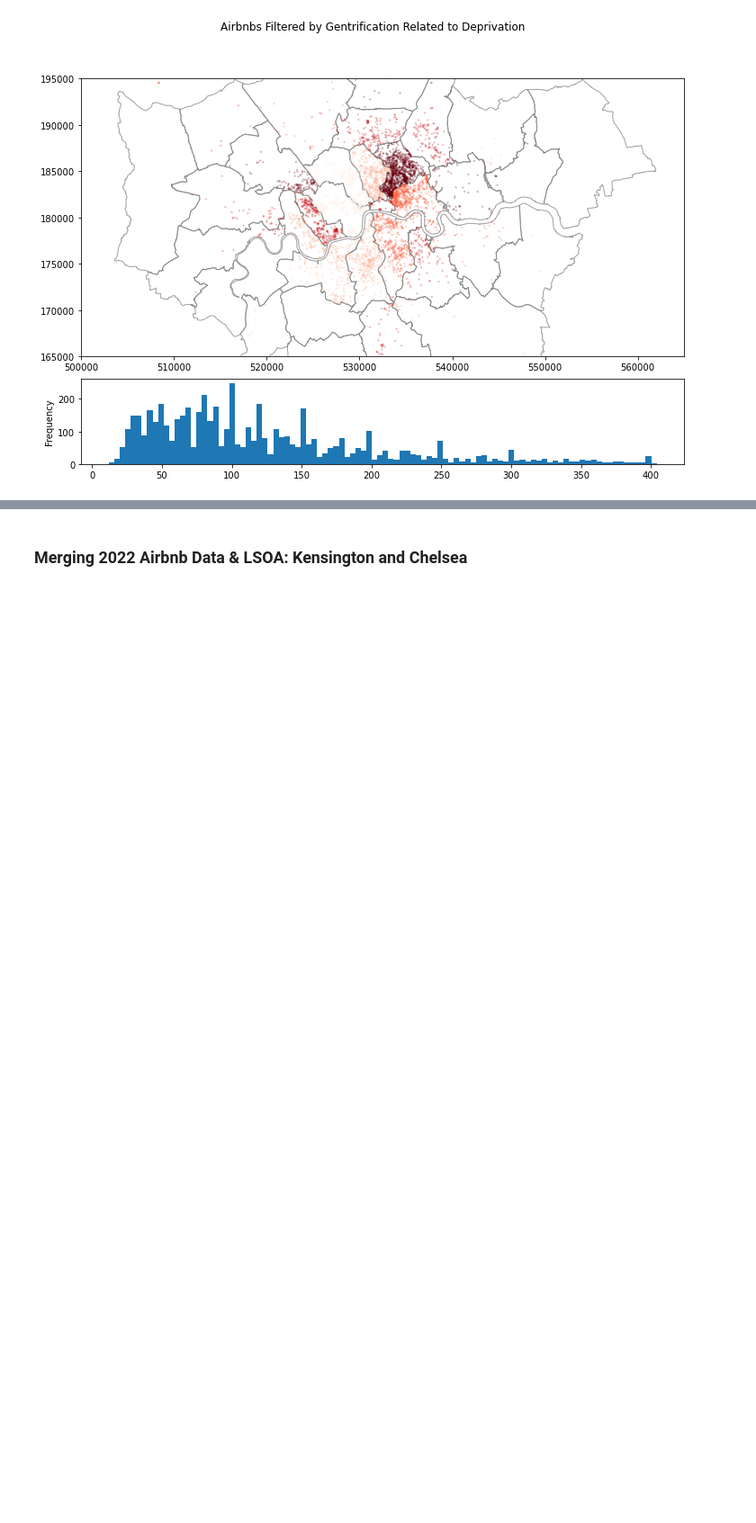
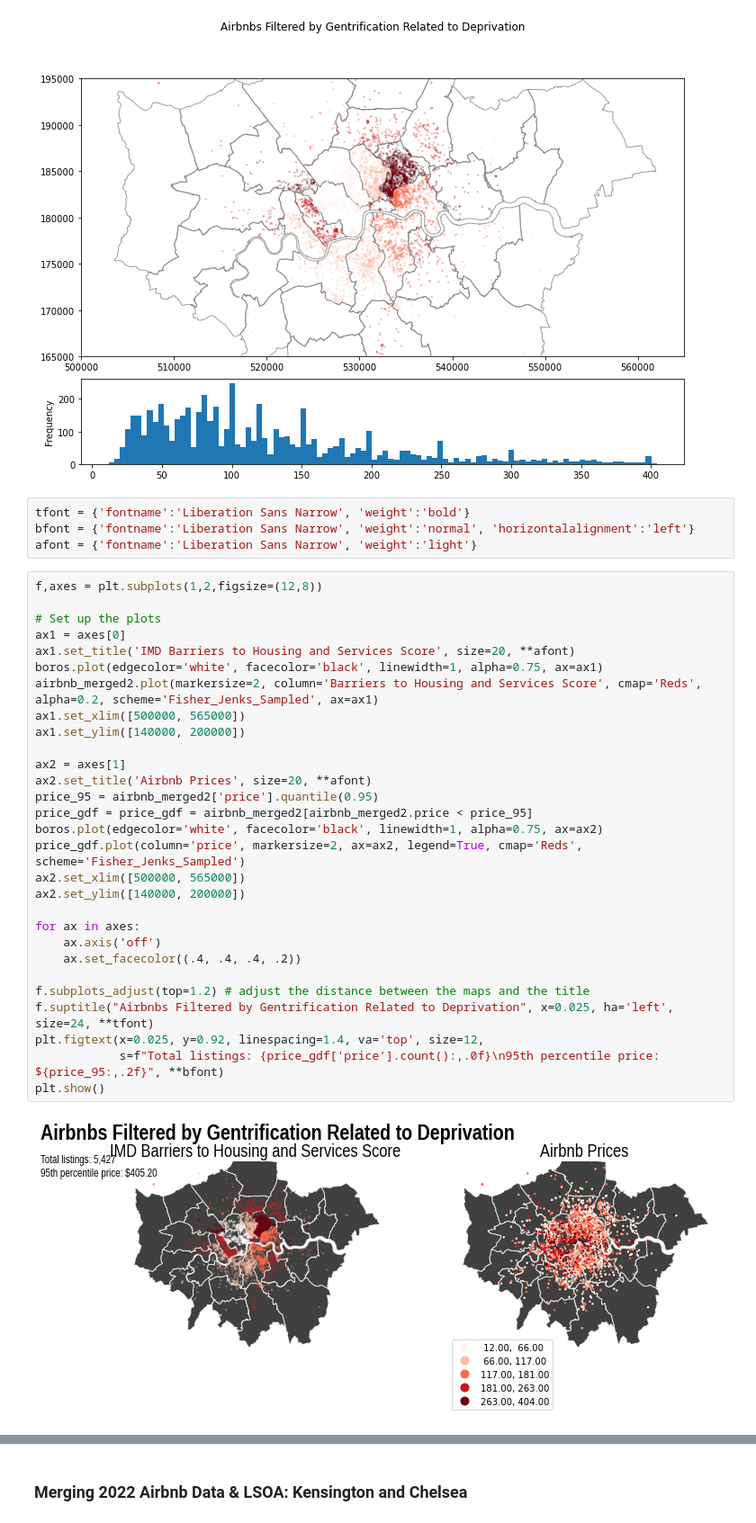
Before and after one commit to lordschmear/outline.fsds, a Jupyter notebook: Synthesising_Datasets.ipynb, the cells around one changed output, grey strips where cells are left out. Shown at 90% size. Saved outputs shown, nothing was run; the diff lists cells and outputs as text; blank space fills up the shorter version.

```diff
--- a/Synthesising_Datasets.ipynb
+++ b/Synthesising_Datasets.ipynb
@@ -358,3 +371,38 @@ plt.suptitle("Airbnbs Filtered by Gentrification Related to Deprivation")
 plt.show()
 # %% [output]
 [figure]
+# %%
+tfont = {'fontname':'Liberation Sans Narrow', 'weight':'bold'}
+bfont = {'fontname':'Liberation Sans Narrow', 'weight':'normal', 'horizontalalignment':'left'}
+afont = {'fontname':'Liberation Sans Narrow', 'weight':'light'}
+# %%
+f,axes = plt.subplots(1,2,figsize=(12,8))
+
+# Set up the plots
+ax1 = axes[0]
+ax1.set_title('IMD Barriers to Housing and Services Score', size=20, **afont)
+boros.plot(edgecolor='white', facecolor='black', linewidth=1, alpha=0.75, ax=ax1)
+airbnb_merged2.plot(markersize=2, column='Barriers to Housing and Services Score', cmap='Reds', alpha=0.2, scheme='Fisher_Jenks_Sampled', ax=ax1)
+ax1.set_xlim([500000, 565000])
+ax1.set_ylim([140000, 200000])
+
+ax2 = axes[1]
+ax2.set_title('Airbnb Prices', size=20, **afont)
+price_95 = airbnb_merged2['price'].quantile(0.95)
+price_gdf = price_gdf = airbnb_merged2[airbnb_merged2.price < price_95]
+boros.plot(edgecolor='white', facecolor='black', linewidth=1, alpha=0.75, ax=ax2)
+price_gdf.plot(column='price', markersize=2, ax=ax2, legend=True, cmap='Reds', scheme='Fisher_Jenks_Sampled')
+ax2.set_xlim([500000, 565000])
+ax2.set_ylim([140000, 200000])
+
+for ax in axes:
+    ax.axis('off')
+    ax.set_facecolor((.4, .4, .4, .2))
+
+f.subplots_adjust(top=1.2) # adjust the distance between the maps and the title
+f.suptitle("Airbnbs Filtered by Gentrification Related to Deprivation", x=0.025, ha='left', size=24, **tfont)
+plt.figtext(x=0.025, y=0.92, linespacing=1.4, va='top', size=12,
+            s=f"Total listings: {price_gdf['price'].count():,.0f}\n95th percentile price: ${price_95:,.2f}", **bfont)
+plt.show()
+# %% [output]
+[figure, added]
```
Also changed, not shown: parts of 72 cells of this notebook.
